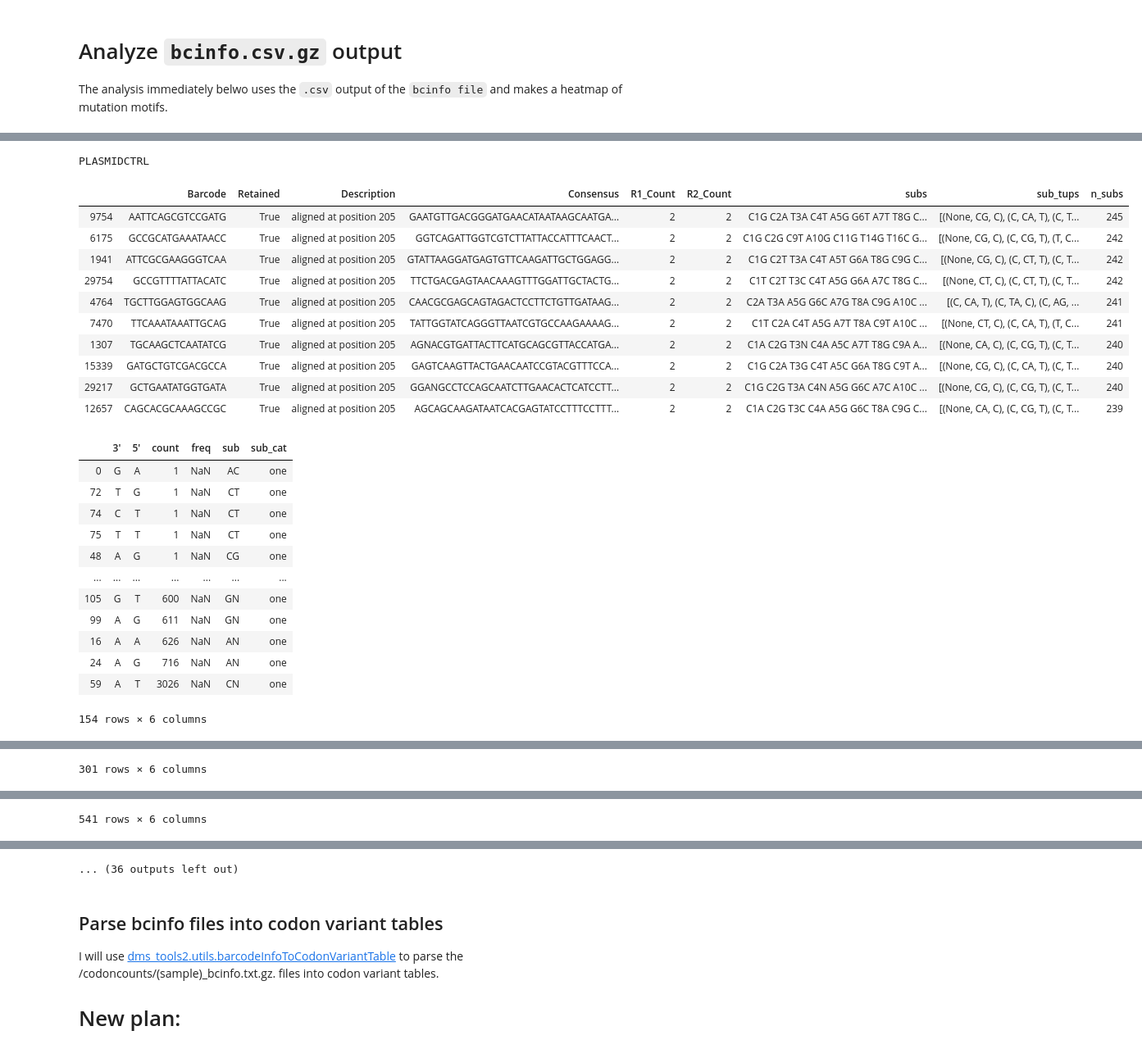
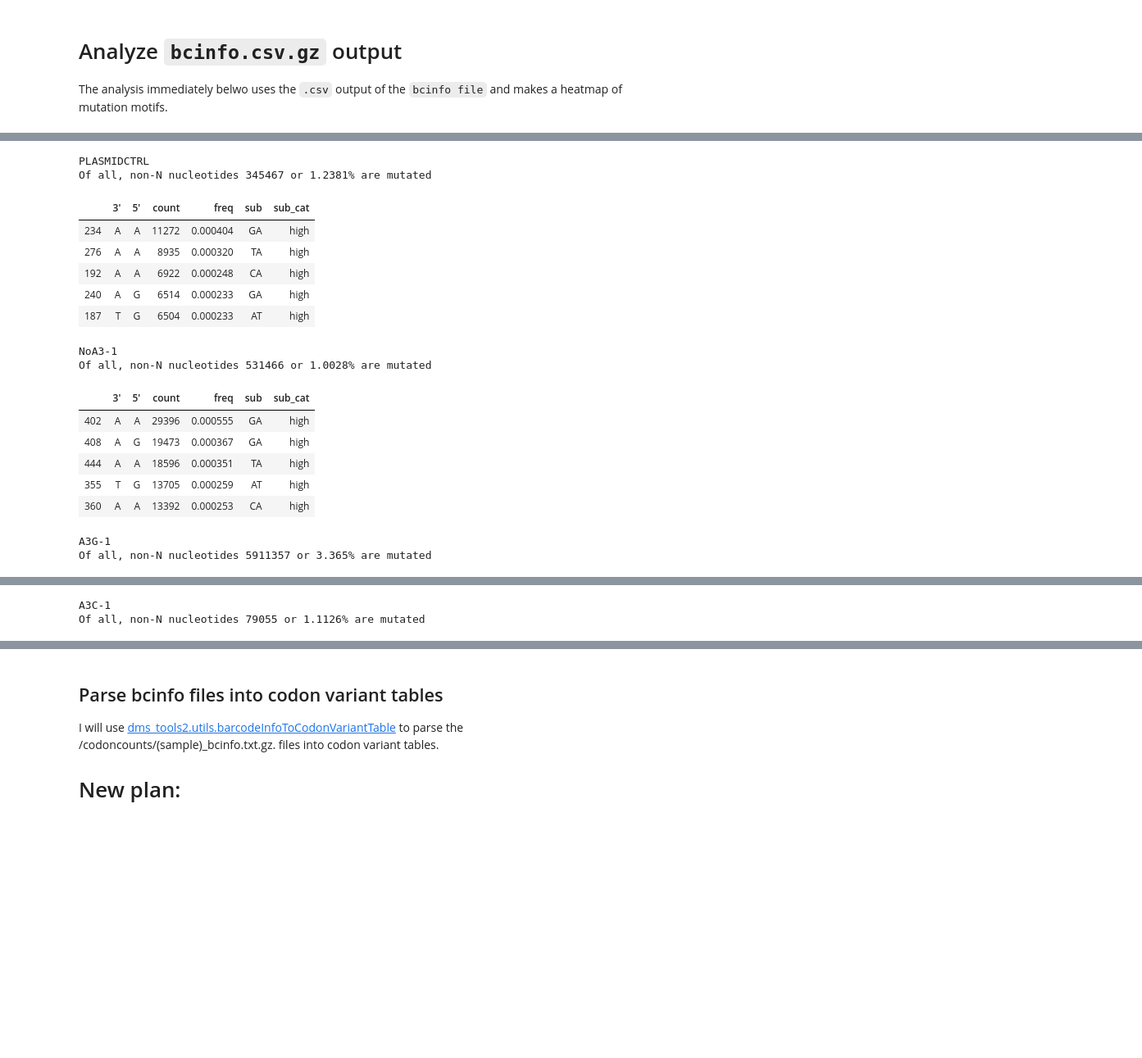
Before and after one commit to jbloomlab/SuperRestrictionFactor_Hypermutation, a Jupyter notebook: analysis_notebook.ipynb, the cells around one changed output, grey strips where cells are left out. Shown at 82% size. Drawn from its saved outputs; the diff is of its cells as text; code cells hidden in the pictures; blank space fills up the shorter version.

```diff
--- a/analysis_notebook.ipynb
+++ b/analysis_notebook.ipynb
@@ -334,6 +334,8 @@ def getSubstitutions_Nokay(mutant, wildtype):
     for site in range(len(wildtype)):
         wt = wildtype[site]
         mut = mutant[site]
+        if mut == 'N':
+            continue
         if wt not in NTS:
             raise ValueError (f"Invalid wt nucleotide {wt} at site {site+1}")
         if mut not in NTS:
@@ -344,4 +346,10 @@ def getSubstitutions_Nokay(mutant, wildtype):
     subs = ' '.join(subs)
 
     return subs
+# %%
+def get_Ns(seq):
+    if seq == 'None':
+        return None
+    else:
+        return seq.count('N')
 # %%
@@ -349,13 +357,22 @@ trimmedrefseq = "CCTCAGATCACTCTTTGGCAACGACCCCTCGTCACAATAAAGATAGGGGGGCAACTAAAGGAA
 bcinfo_dfs = {}
+nts_retained = {}
+nts_retained_no_Ns = {}
+df_samplenames = []
 for sample in samplenames:
+    df_samplename = sample.replace('_', '-')
+    df_samplenames.append(df_samplename)
+for sample in df_samplenames:
     print(sample)
     subs_list = []
-    sample = sample.replace('_', '-')
     bcinfo_file = f"{countsdir}/{sample}_bcinfo.csv.gz"
     bcinfo_df = pd.read_csv(bcinfo_file)
     bcinfo_df_retained = bcinfo_df[bcinfo_df['Retained'] == True].reset_index(drop=True)
+    nts_retained[sample] = len(trimmedrefseq) * len(bcinfo_df_retained)
+    bcinfo_df_retained['num_N'] = bcinfo_df_retained['Consensus'].apply(get_Ns)
     bcinfo_df_retained['subs'] = bcinfo_df_retained['Consensus'].apply(getSubstitutions_Nokay, args=(trimmedrefseq,))
     bcinfo_dfs[sample] = bcinfo_df_retained
+    nts_retained_no_Ns[sample] = nts_retained[sample] - sum(bcinfo_df_retained['num_N'])
     display(bcinfo_dfs[sample].head())
+print(nts_retained_no_Ns)
 # %% [output]
 PLASMIDCTRL
@@ -422,7 +439,7 @@ def subs_to_motifs(subs_list, gene):
     return(motifs)
 # %%
 mutinfo_dfs = {}
-for sample in bcinfo_dfs:
+for sample in df_samplenames:
     print(sample)
     sample_mut_motifs = []
     sample_num_muts = []
@@ -430,6 +447,7 @@ for sample in bcinfo_dfs:
     sample_reads = len(bcinfo_df)
     bcs_with_subs = bcinfo_df[bcinfo_df['subs'] != ''].reset_index(drop=True)
     sample_sub_reads = len(bcs_with_subs)
+    # 'N's not counted as subs
     print(f"{sample_sub_reads} out of {sample_reads} barcodes ({round(sample_sub_reads/sample_reads*100, 2)}%) for {sample} have substitutions")
     for i in range(len(bcs_with_subs)):
         subs_list = bcs_with_subs.iloc[i]['subs'].split(' ')
@@ -440,6 +458,6 @@ for sample in bcinfo_dfs:
     sample_mutinfo_df = bcs_with_subs.join(pd.DataFrame(sample_mut_motifs, columns=['sub_tups']))
     sample_mutinfo_df['n_subs'] = sample_num_muts
     mutinfo_dfs[sample] = sample_mutinfo_df
-    display(mutinfo_dfs[sample].head())
+    display(mutinfo_dfs[sample].sort_values('n_subs', ascending=False).head(10))
 # %% [output]
 PLASMIDCTRL
@@ -493,58 +541,49 @@ COTD-1
 ... (34 outputs left out)
 # %%
-for sample in ['PLASMIDCTRL', 'NoA3-1', 'A3G-1', 'A3C-1']:
+for sample in df_samplenames:
     print(sample)
     sample_df = mutinfo_dfs[sample]
-    display(sample_df.sort_values('n_subs', ascending=False).head(10))
     one_sub = sample_df[sample_df['n_subs'] == 1]
     low_sub = sample_df[(sample_df['n_subs'] > 1) &
                             (sample_df['n_subs'] <= 10)]
     high_sub = sample_df[sample_df['n_subs'] > 10]
     sample_subs_counts = pd.DataFrame(columns=['sub',"5'", "3'", 'count', 'freq', 'sub_cat'])
     for sub_df, sub_cat in [(one_sub, 'one'), (low_sub, 'low'), (high_sub, 'high')]:
         sub_info_list = [sub_tup for sub_tups in sub_df['sub_tups'].to_list() for sub_tup in sub_tups]
         sub_info_df = pd.DataFrame(sub_info_list, columns=["5'", 'sub', "3'"])
         sub_info_df_counts = pd.DataFrame({'count' : sub_info_df.groupby( ["sub", "5'", "3'"] ).size()}).reset_index()
         sub_info_df_counts['sub_cat'] = [sub_cat]*len(sub_info_df_counts)
         sample_subs_counts = sample_subs_counts.append(sub_info_df_counts, ignore_index=True)
         sample_subs_counts['count'] = sample_subs_counts['count'].astype('int32')
-        display(sample_subs_counts.sort_values(['count']))
 
-    sample_subs_counts['freq'] = sample_subs_counts['count'] / sum(sample_subs_counts['count'])
-    print(sum(sample_subs_counts['freq']))
-    display(sample_subs_counts)
+    sample_subs_counts['freq'] = sample_subs_counts['count'] / nts_retained_no_Ns[sample]
+    print(f"Of all, non-N nucleotides {sum(sample_subs_counts['count'])} or {round((sum(sample_subs_counts['count']) / nts_retained_no_Ns[sample])*100, 4)}% are mutated")
+    display(sample_subs_counts.sort_values(['count'], ascending=False).head())
     heat_map = (ggplot(sample_subs_counts, aes("3'", "5'", fill='freq')) +
                 geom_tile() +
-                scale_fill_cmap(name='plasma', limits=[0, 0.06]) +
+                scale_fill_cmap(name='Blues', limits=(0, 0.005)) +
                 facet_grid(['sub_cat', 'sub'], labeller='label_value')+
                 labs(title=f"{sample}")
                )
 
     _heat_map = heat_map.draw()
 # %% [output]
 PLASMIDCTRL
+Of all, non-N nucleotides 345467 or 1.2381% are mutated
-|  | Barcode | Retained | Description | Consensus | R1_Count | R2_Count | subs | sub_tups | n_subs |
-| 9754 | AATTCAGCGTCCGATG | True | aligned at position 205 | GAATGTTGACGGGATGAACATAATAAGCAATGA... | 2 | 2 | C1G C2A T3A C4T A5G G6T A7T T8G C... | [(None, CG, C), (C, CA, T), (C, T... | 245 |
-| 6175 | GCCGCATGAAATAACC | True | aligned at position 205 | GGTCAGATTGGTCGTCTTATTACCATTTCAACT... | 2 | 2 | C1G C2G C9T A10G C11G T14G T16C G... | [(None, CG, C), (C, CG, T), (T, C... | 242 |
-| 1941 | ATTCGCGAAGGGTCAA | True | aligned at position 205 | GTATTAAGGATGAGTGTTCAAGATTGCTGGAGG... | 2 | 2 | C1G C2T T3A C4T A5T G6A T8G C9G C... | [(None, CG, C), (C, CT, T), (C, T... | 242 |
-| 29754 | GCCGTTTTATTACATC | True | aligned at position 205 | TTCTGACGAGTAACAAAGTTTGGATTGCTACTG... | 2 | 2 | C1T C2T T3C C4T A5G G6A A7C T8G C... | [(None, CT, C), (C, CT, T), (C, T... | 242 |
-| 4764 | TGCTTGGAGTGGCAAG | True | aligned at position 205 | CAACGCGAGCAGTAGACTCCTTCTGTTGATAAG... | 2 | 2 | C2A T3A A5G G6C A7G T8A C9G A10C ... | [(C, CA, T), (C, TA, C), (C, AG, ... | 241 |
-| 7470 | TTCAAATAAATTGCAG | True | aligned at position 205 | TATTGGTATCAGGGTTAATCGTGCCAAGAAAAG... | 2 | 2 | C1T C2A C4T A5G A7T T8A C9T A10C ... | [(None, CT, C), (C, CA, T), (T, C... | 241 |
-| 1307 | TGCAAGCTCAATATCG | True | aligned at position 205 | AGNACGTGATTACTTCATGCAGCGTTACCATGA... | 2 | 2 | C1A C2G T3N C4A A5C A7T T8G C9A A... | [(None, CA, C), (C, CG, T), (C, T... | 240 |
-| 15339 | GATGCTGTCGACGCCA | True | aligned at position 205 | GAGTCAAGTTACTGAACAATCCGTACGTTTCCA... | 2 | 2 | C1G C2A T3G C4T A5C G6A T8G C9T A... | [(None, CG, C), (C, CA, T), (C, T... | 240 |
-| 29217 | GCTGAATATGGTGATA | True | aligned at position 205 | GGANGCCTCCAGCAATCTTGAACACTCATCCTT... | 2 | 2 | C1G C2G T3A C4N A5G G6C A7C A10C ... | [(None, CG, C), (C, CG, T), (C, T... | 240 |
-| 12657 | CAGCACGCAAAGCCGC | True | aligned at position 205 | AGCAGCAAGATAATCACGAGTATCCTTTCCTTT... | 2 | 2 | C1A C2G T3C C4A A5G G6C T8A C9G C... | [(None, CA, C), (C, CG, T), (C, T... | 239 |
+|  | 3' | 5' | count | freq | sub | sub_cat |
+| 234 | A | A | 11272 | 0.000404 | GA | high |
+| 276 | A | A | 8935 | 0.000320 | TA | high |
+| 192 | A | A | 6922 | 0.000248 | CA | high |
+| 240 | A | G | 6514 | 0.000233 | GA | high |
+| 187 | T | G | 6504 | 0.000233 | AT | high |
+NoA3-1
+Of all, non-N nucleotides 531466 or 1.0028% are mutated
 |  | 3' | 5' | count | freq | sub | sub_cat |
-| 0 | G | A | 1 | NaN | AC | one |
-| 72 | T | G | 1 | NaN | CT | one |
-| 74 | C | T | 1 | NaN | CT | one |
-| 75 | T | T | 1 | NaN | CT | one |
-| 48 | A | G | 1 | NaN | CG | one |
-| ... | ... | ... | ... | ... | ... | ... |
-| 105 | G | T | 600 | NaN | GN | one |
-| 99 | A | G | 611 | NaN | GN | one |
-| 16 | A | A | 626 | NaN | AN | one |
-| 24 | A | G | 716 | NaN | AN | one |
-| 59 | A | T | 3026 | NaN | CN | one |
+| 402 | A | A | 29396 | 0.000555 | GA | high |
+| 408 | A | G | 19473 | 0.000367 | GA | high |
+| 444 | A | A | 18596 | 0.000351 | TA | high |
+| 355 | T | G | 13705 | 0.000259 | AT | high |
+| 360 | A | A | 13392 | 0.000253 | CA | high |
-154 rows × 6 columns
+A3G-1
+Of all, non-N nucleotides 5911357 or 3.365% are mutated
 |  | 3' | 5' | count | freq | sub | sub_cat |
@@ -562,2 +595,3 @@ PLASMIDCTRL
-301 rows × 6 columns
+A3C-1
+Of all, non-N nucleotides 79055 or 1.1126% are mutated
 |  | 3' | 5' | count | freq | sub | sub_cat |
@@ -575 +602,0 @@ PLASMIDCTRL
-541 rows × 6 columns
@@ -591,4 +620,3 @@ NoA3-1
-... (36 outputs left out)
 # %% [markdown]
 ## Parse bcinfo files into codon variant tables
 I will use [dms_tools2.utils.barcodeInfoToCodonVariantTable](https://jbloomlab.github.io/dms_tools2/dms_tools2.utils.html#dms_tools2.utils.barcodeInfoToCodonVariantTable) to parse the /codoncounts/(sample)_bcinfo.txt.gz. files into codon variant tables.
```
Also changed, not shown: parts of 3 cells of this notebook, 2 other files.
